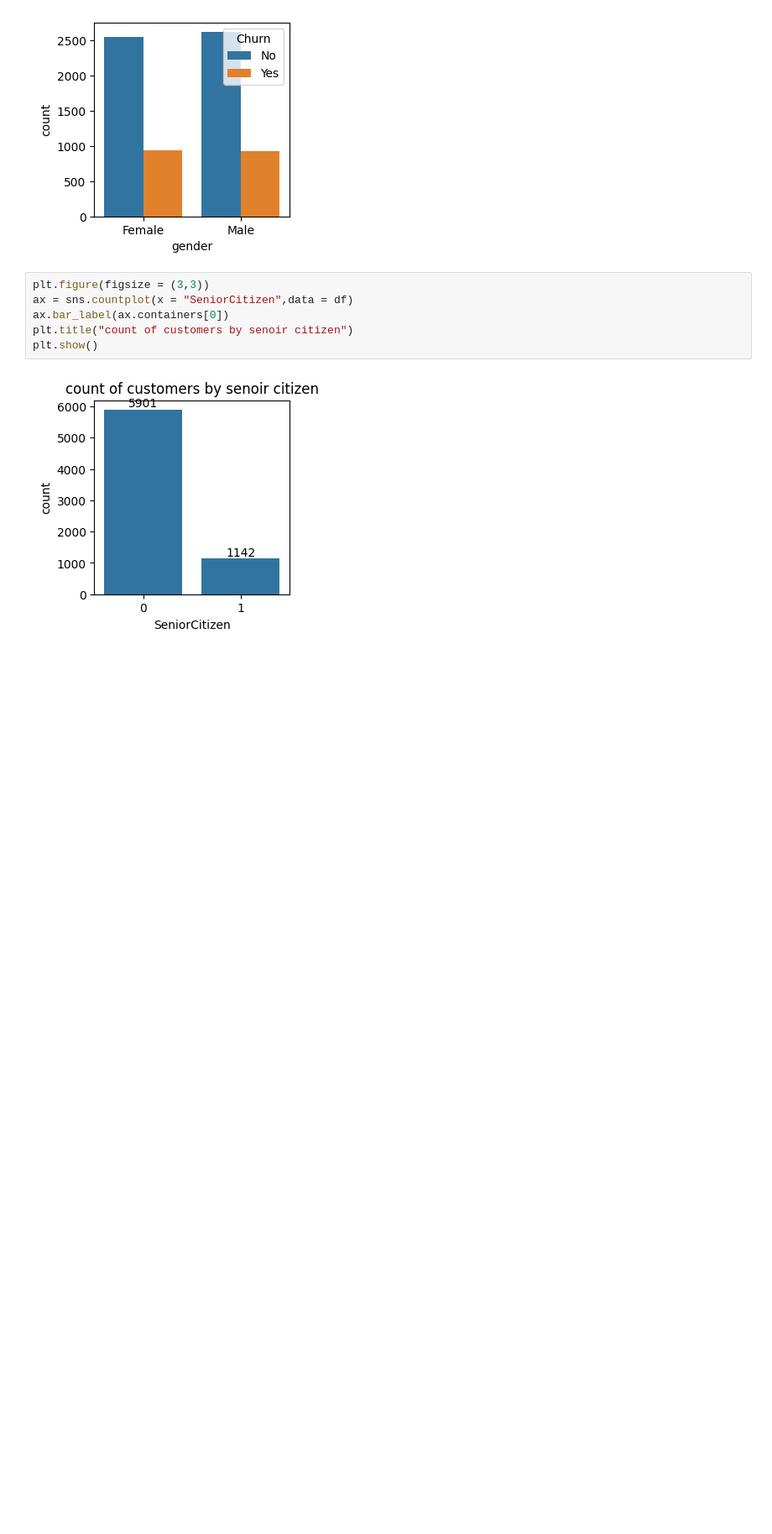
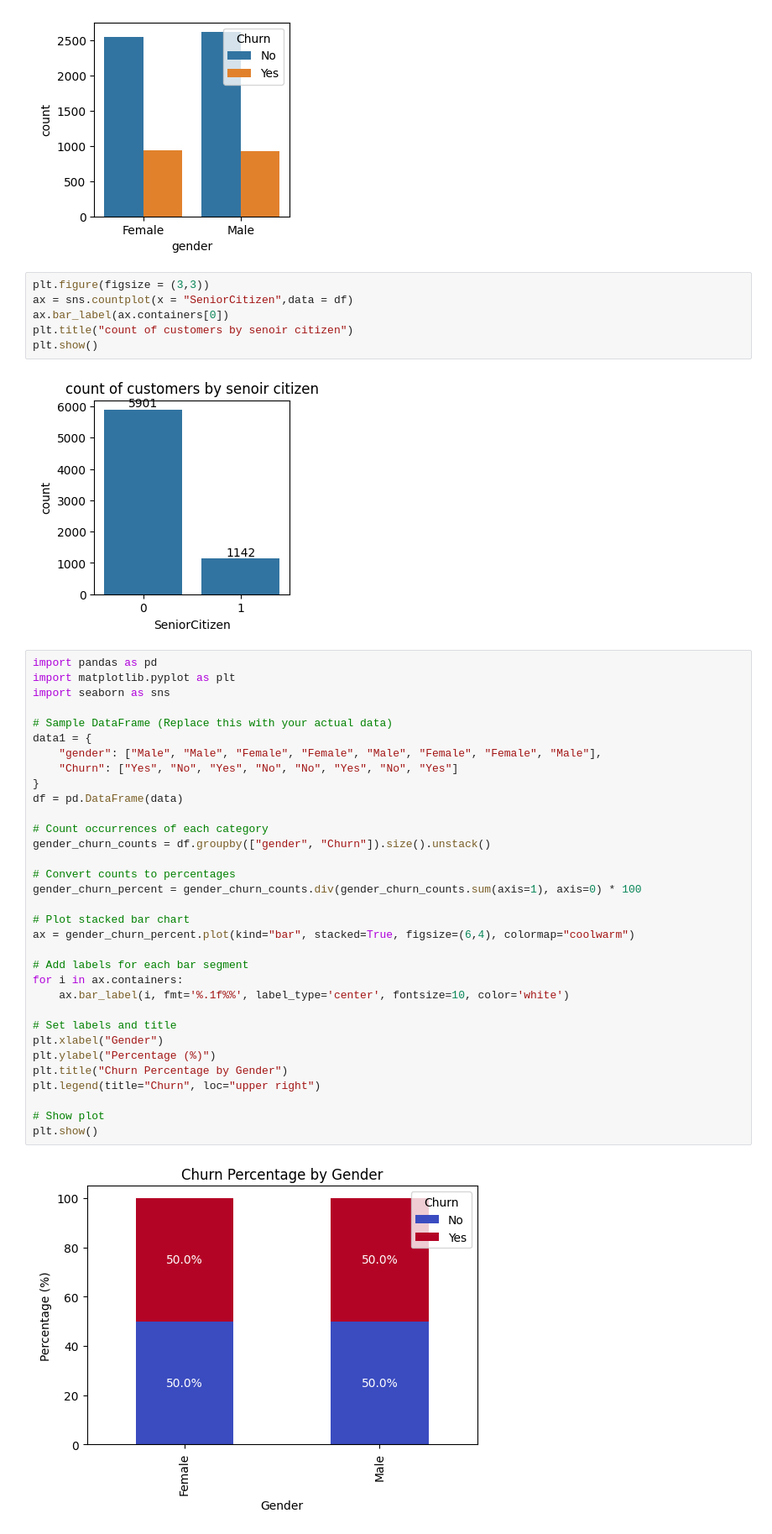
Before and after one commit to shikharyadav01/ExplorateDataAnalysisEDA, a Jupyter notebook: ExplorateDataAnalysis(EDA).ipynb, the cells around one changed output. Shown: that part at 84% size. Cells and saved outputs as stored; diff of their text form; blank space fills up the shorter version.

```diff
--- a/ExplorateDataAnalysis(EDA).ipynb
+++ b/ExplorateDataAnalysis(EDA).ipynb
@@ -110,3 +133,38 @@ plt.title("count of customers by senoir citizen")
 plt.show()
 # %% [output]
 [figure]
+# %%
+import pandas as pd
+import matplotlib.pyplot as plt
+import seaborn as sns
+
+# Sample DataFrame (Replace this with your actual data)
+data1 = {
+    "gender": ["Male", "Male", "Female", "Female", "Male", "Female", "Female", "Male"],
+    "Churn": ["Yes", "No", "Yes", "No", "No", "Yes", "No", "Yes"]
+}
+df = pd.DataFrame(data)
+
+# Count occurrences of each category
+gender_churn_counts = df.groupby(["gender", "Churn"]).size().unstack()
+
+# Convert counts to percentages
+gender_churn_percent = gender_churn_counts.div(gender_churn_counts.sum(axis=1), axis=0) * 100
+
+# Plot stacked bar chart
+ax = gender_churn_percent.plot(kind="bar", stacked=True, figsize=(6,4), colormap="coolwarm")
+
+# Add labels for each bar segment
+for i in ax.containers:
+    ax.bar_label(i, fmt='%.1f%%', label_type='center', fontsize=10, color='white')
+
+# Set labels and title
+plt.xlabel("Gender")
+plt.ylabel("Percentage (%)")
+plt.title("Churn Percentage by Gender")
+plt.legend(title="Churn", loc="upper right")
+
+# Show plot
+plt.show()
+# %% [output]
+[figure, added]
```
Also changed, not shown: parts of 12 cells of this notebook.
